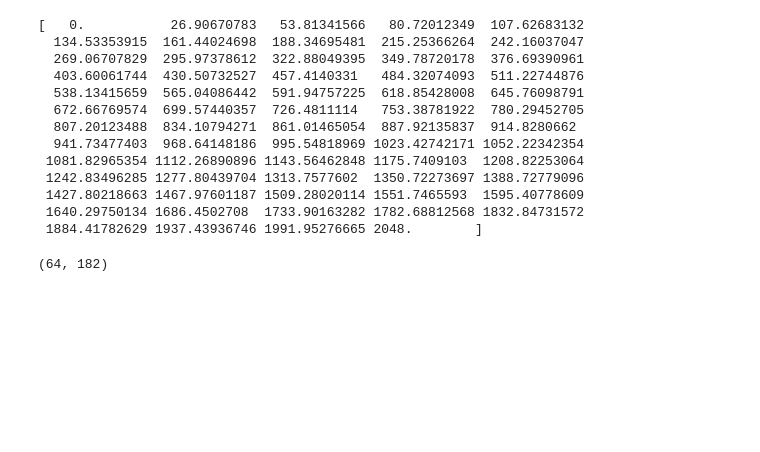
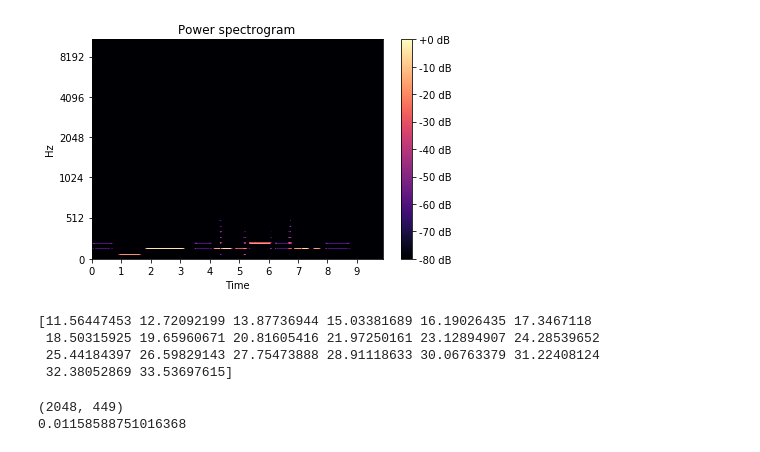
Before and after one commit to JoeCleveland/Synthavinci, a Jupyter notebook: AdditiveSynth.ipynb, the cells around one changed output. Saved outputs shown, nothing was run; the diff lists cells and outputs as text; code cells hidden in the pictures; blank space fills up the shorter version.

```diff
--- a/AdditiveSynth.ipynb
+++ b/AdditiveSynth.ipynb
@@ -68,24 +70,35 @@ plt.tight_layout()
+# %%
+recaudio = readwav('/users/josephcleveland/Desktop/recreation.wav')[2]
+recaudio = recaudio.astype(np.floating)
+
+
+recspec = np.abs(librosa.feature.melspectrogram(recaudio.T[0], n_mels=numBins, fmax=4096))
+librosa.display.specshow(librosa.amplitude_to_db(recspec,
+                        ref=np.max),
+                          y_axis='mel', x_axis='time')
+plt.title('Power spectrogram')
+plt.colorbar(format='%+2.0f dB')
+plt.tight_layout()
+# %% [output]
+[figure, added]
 # %%
 """Finding frequency envelope for """
 
-ref_freqs_bins = librosa.mel_frequencies(n_mels = 64, fmax = 2048)
-print(ref_freqs_bins)
+ref_freqs_bins = librosa.mel_frequencies(n_mels = numBins, fmax = 4096)
+print(ref_freqs_bins[10:30])
 # %% [output]
-[   0.           26.90670783   53.81341566   80.72012349  107.62683132
-  134.53353915  161.44024698  188.34695481  215.25366264  242.16037047
-  269.06707829  295.97378612  322.88049395  349.78720178  376.69390961
-  403.60061744  430.50732527  457.4140331   484.32074093  511.22744876
-  538.13415659  565.04086442  591.94757225  618.85428008  645.76098791
-  672.66769574  699.57440357  726.4811114   753.38781922  780.29452705
-  807.20123488  834.10794271  861.01465054  887.92135837  914.8280662
-  941.73477403  968.64148186  995.54818969 1023.42742171 1052.22342354
- 1081.82965354 1112.26890896 1143.56462848 1175.7409103  1208.82253064
- 1242.83496285 1277.80439704 1313.7577602  1350.72273697 1388.72779096
- 1427.80218663 1467.97601187 1509.28020114 1551.7465593  1595.40778609
- 1640.29750134 1686.4502708  1733.90163282 1782.68812568 1832.84731572
- 1884.41782629 1937.43936746 1991.95276665 2048.        ]
+[11.56447453 12.72092199 13.87736944 15.03381689 16.19026435 17.3467118
+ 18.50315925 19.65960671 20.81605416 21.97250161 23.12894907 24.28539652
+ 25.44184397 26.59829143 27.75473888 28.91118633 30.06763379 31.22408124
+ 32.38052869 33.53697615]
-# %%
-print(Spectogram.shape)
-# %% [output]
-(64, 182)
+# %%
+print(Spectogram.shape)
+spectLength = Spectogram.shape[1]
+
+sampRate = 44100
+envStepLength = audio.shape[0]/sampRate /spectLength
+print(envStepLength)
+# %% [output]
+(2048, 449)
+0.01158588751016368
 # %%
```
Also changed, not shown: parts of 9 cells of this notebook.
